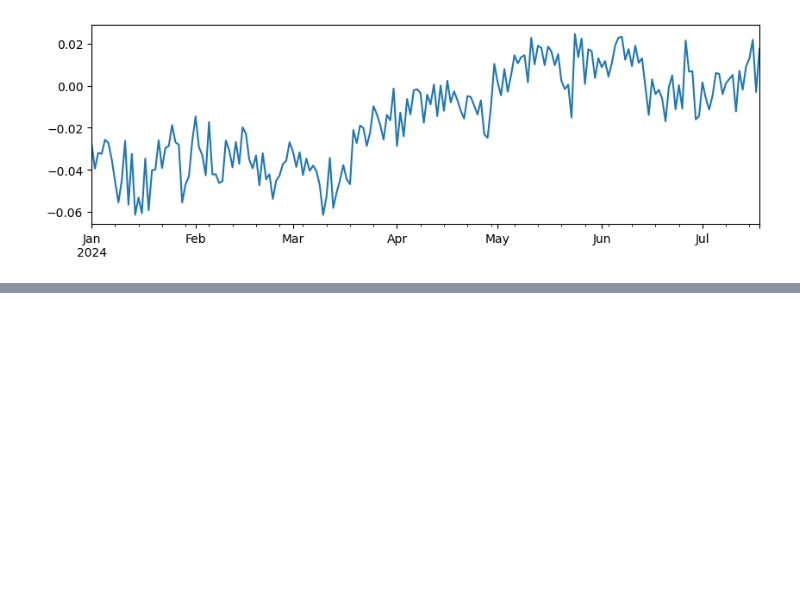
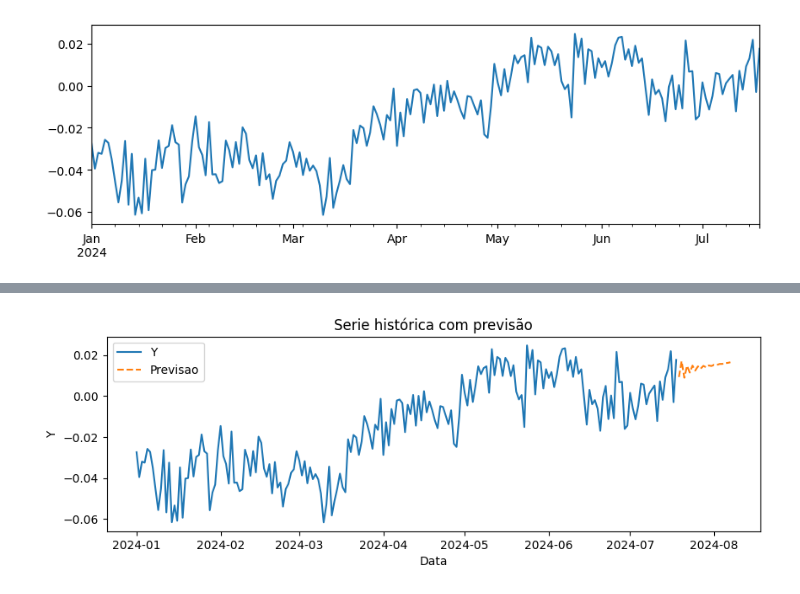
Before and after one commit to danielrferreira/classes, a Jupyter notebook: ASN/Séries Temporais/preparacao/Aula 5.ipynb, the cells around one changed output, grey strips where cells are left out. Saved outputs shown, nothing was run; the diff lists cells and outputs as text; code cells hidden in the pictures; blank space fills up the shorter version.

```diff
--- a/ASN/Séries Temporais/preparacao/Aula 5.ipynb
+++ b/ASN/Séries Temporais/preparacao/Aula 5.ipynb
@@ -48,0 +97,3 @@ plt.show()
+# %%
+model = AutoReg(primeira_ordem, lags=3, trend='c').fit()
+model.summary()
@@ -48,0 +119,11 @@ plt.show()
+# %%
+previsao = Y.iloc[-1] + model.forecast(20).cumsum()
+plt.plot(Y, label='Y', linestyle='-')
+plt.plot(previsao, label='Previsao', linestyle='--')
+plt.xlabel('Data')
+plt.ylabel('Y')
+plt.title('Serie histórica com previsão')
+plt.legend()
+plt.show()
+# %% [output]
+[figure, added]
```
Also changed, not shown: parts of 14 cells of this notebook.
